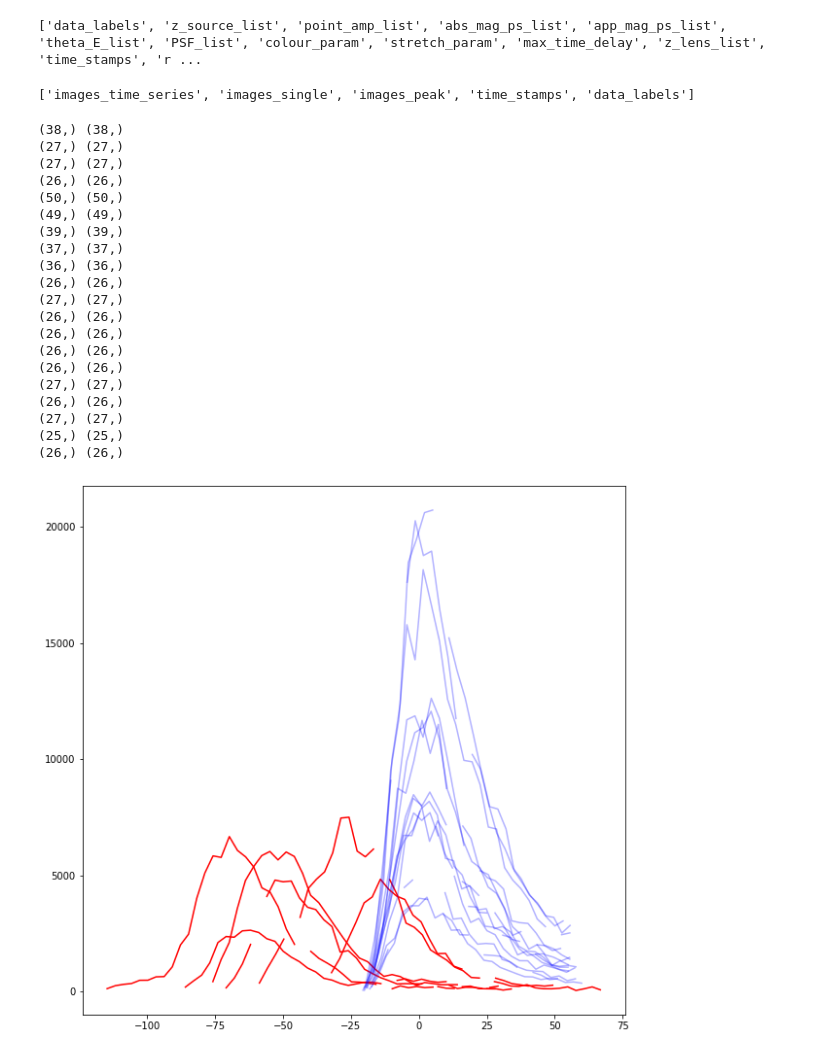
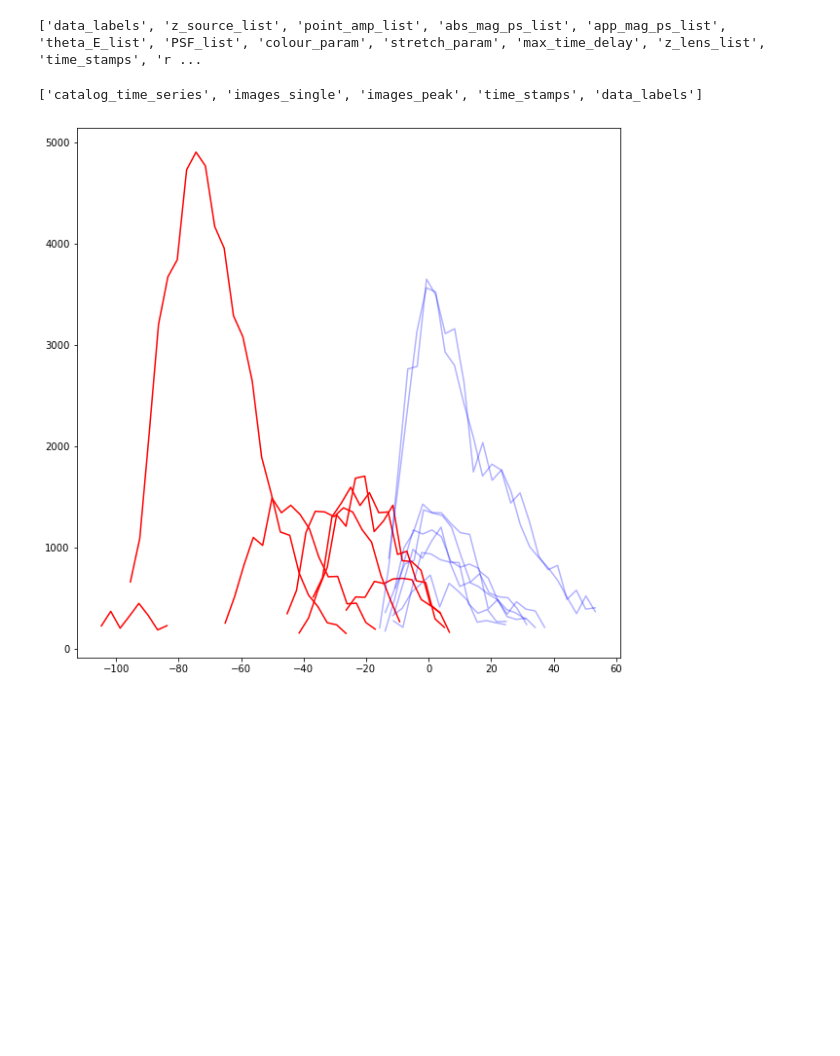
Before and after one commit to herjy/Simulators, a Jupyter notebook: ZTF_sims/Measure_Lensed_SN.ipynb, the cells around one changed output. Saved outputs shown, nothing was run; the diff lists cells and outputs as text; code cells hidden in the pictures; blank space fills up the shorter version.

```diff
--- a/ZTF_sims/Measure_Lensed_SN.ipynb
+++ b/ZTF_sims/Measure_Lensed_SN.ipynb
@@ -64,7 +15,7 @@ print(file_full.files)
 # %%
 print(file.files)
 
-time_images = file['images_time_series']
+catalog = file['catalog_time_series']
 coadd = file['images_single']
 peaks = file['images_peak']
 labels = file['data_labels']
@@ -72,71 +23,50 @@ times = file['time_stamps']
 
 mags = file_full['app_mag_ps_list']
 # %% [output]
-['images_time_series', 'images_single', 'images_peak', 'time_stamps', 'data_labels']
+['catalog_time_series', 'images_single', 'images_peak', 'time_stamps', 'data_labels']
 # %%
 plt.figure(figsize = (10,10))
-for indx, tim in enumerate(time_images[:20]):
+for indx, cat in enumerate(catalog[:50]):
 
     x_cat = []
     y_cat = []
     x2_cat = []
     y2_cat = []
     flux = []
-    for im in tim:
-        catalog, bg = makeCatalog(im[None], lvl=1, wave=False)
+    for c in cat:
+
         try:
-            x_cat.append(*catalog['x'])
-            y_cat.append(*catalog['y'])
-            x2_cat.append(*catalog['x2'])
-            y2_cat.append(*catalog['y2'])
-            flux.append(*catalog['cflux'])
+            x_cat.append(*c['x'])
+            y_cat.append(*c['y'])
+            x2_cat.append(*c['x2'])
+            y2_cat.append(*c['y2'])
+            flux.append(*c['cflux'])
         except:
             x_cat.append(np.nanmean(x_cat))
             y_cat.append(np.nanmean(y_cat))
             x2_cat.append(None)
             y2_cat.append(None)
             flux.append(None)
 
     #plt.title(labels[indx])
     #plt.plot(np.array(x_cat), np.array(y_cat), 'o')
     #plt.show()
     #plt.plot( np.array(x2_cat), 'o')
     #plt.show()
     #plt.plot( np.array(y2_cat), 'o')
     #plt.show()
     #plt.plot(np.array(flux))
     #plt.show()
-    print(np.shape(times[indx]), np.shape(flux))
     if labels[indx][0] == 0:
         plt.plot(times[indx], flux, 'b', alpha = 0.3)
         #plt.plot(np.array(x_cat)-np.nanmean(x_cat), np.array(y_cat)-np.nanmean(y_cat), 'ob', alpha = 0.1)
 
     else:
         plt.plot(times[indx], flux, 'r')
         #plt.plot(np.array(x_cat)-np.nanmean(x_cat), np.array(y_cat)-np.nanmean(y_cat), 'or', alpha = 0.3)
 #plt.xlim([-2,2])
 #plt.ylim([-2, 2])
 
 plt.show()
 # %% [output]
-(38,) (38,)
-(27,) (27,)
-(27,) (27,)
-(26,) (26,)
-(50,) (50,)
-(49,) (49,)
-(39,) (39,)
-(37,) (37,)
-(36,) (36,)
-(26,) (26,)
-(27,) (27,)
-(26,) (26,)
-(26,) (26,)
-(26,) (26,)
-(26,) (26,)
-(27,) (27,)
-(26,) (26,)
-(27,) (27,)
-(25,) (25,)
-(26,) (26,)
-[figure, old version]
+[figure, new version]
```
Also changed, not shown: parts of 2 cells of this notebook, 3 other files.
